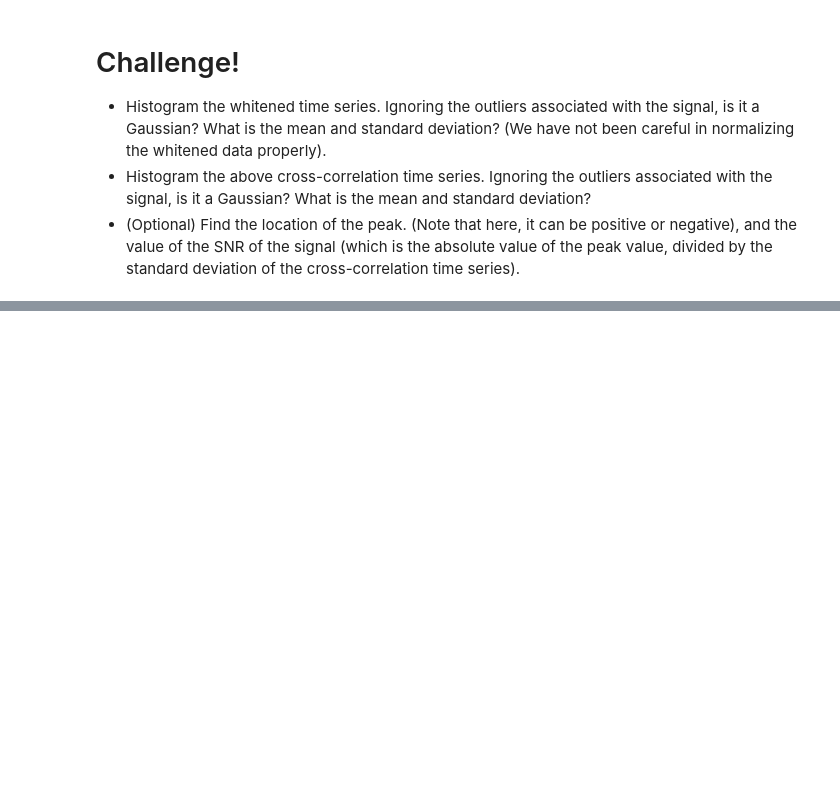
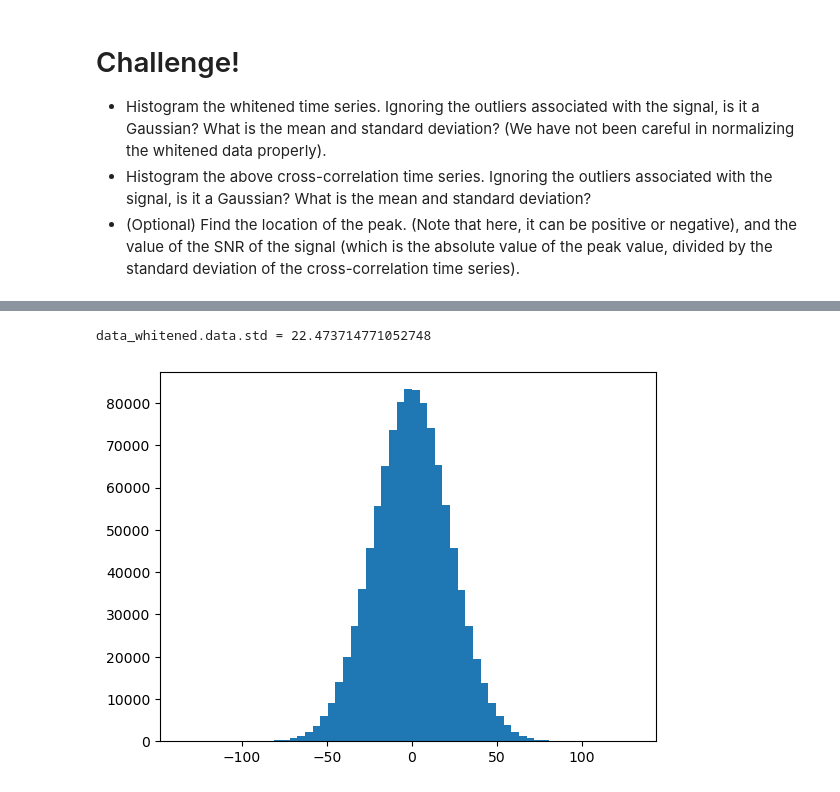
Before and after one commit to diegobonato/odw-2023, a Jupyter notebook: Tutorials/Day_2/Tuto_2.1_Matched_filtering_introduction.ipynb, the cells around one changed output, grey strips where cells are left out. Drawn from its saved outputs; the diff is of its cells as text; code cells hidden in the pictures; blank space fills up the shorter version.

```diff
--- a/Tutorials/Day_2/Tuto_2.1_Matched_filtering_introduction.ipynb
+++ b/Tutorials/Day_2/Tuto_2.1_Matched_filtering_introduction.ipynb
@@ -227,0 +245,8 @@ pylab.show()
+# %%
+#solution
+datastd = data_whitened.data.std()
+pylab.hist(data_whitened.data, bins=numpy.arange(-6,6,0.2)*datastd)
+print('data_whitened.data.std =',datastd)
+# %% [output]
+data_whitened.data.std = 22.473714771052748
+[figure, added]
```
Also changed, not shown: parts of 6 cells of this notebook, 5 other files.
